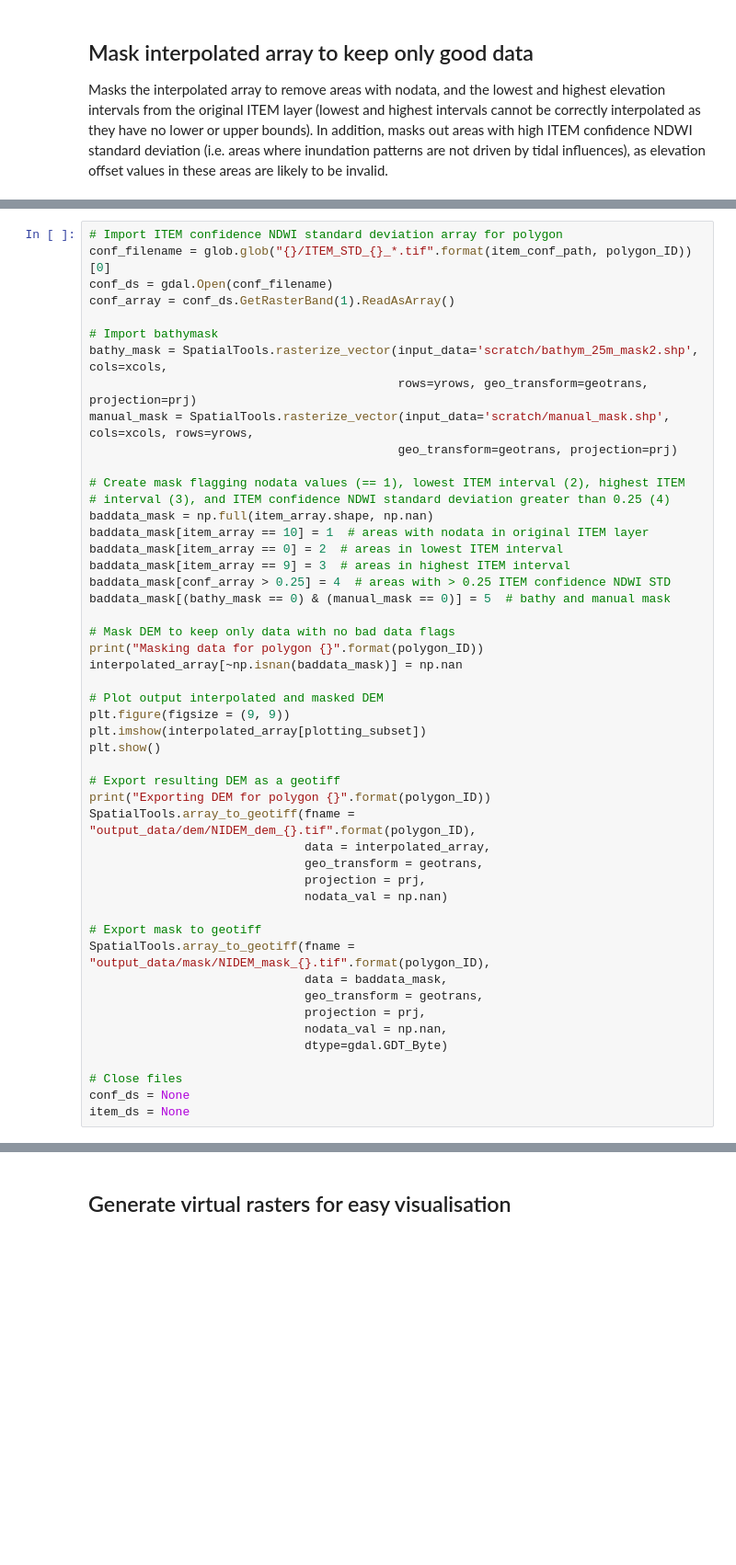
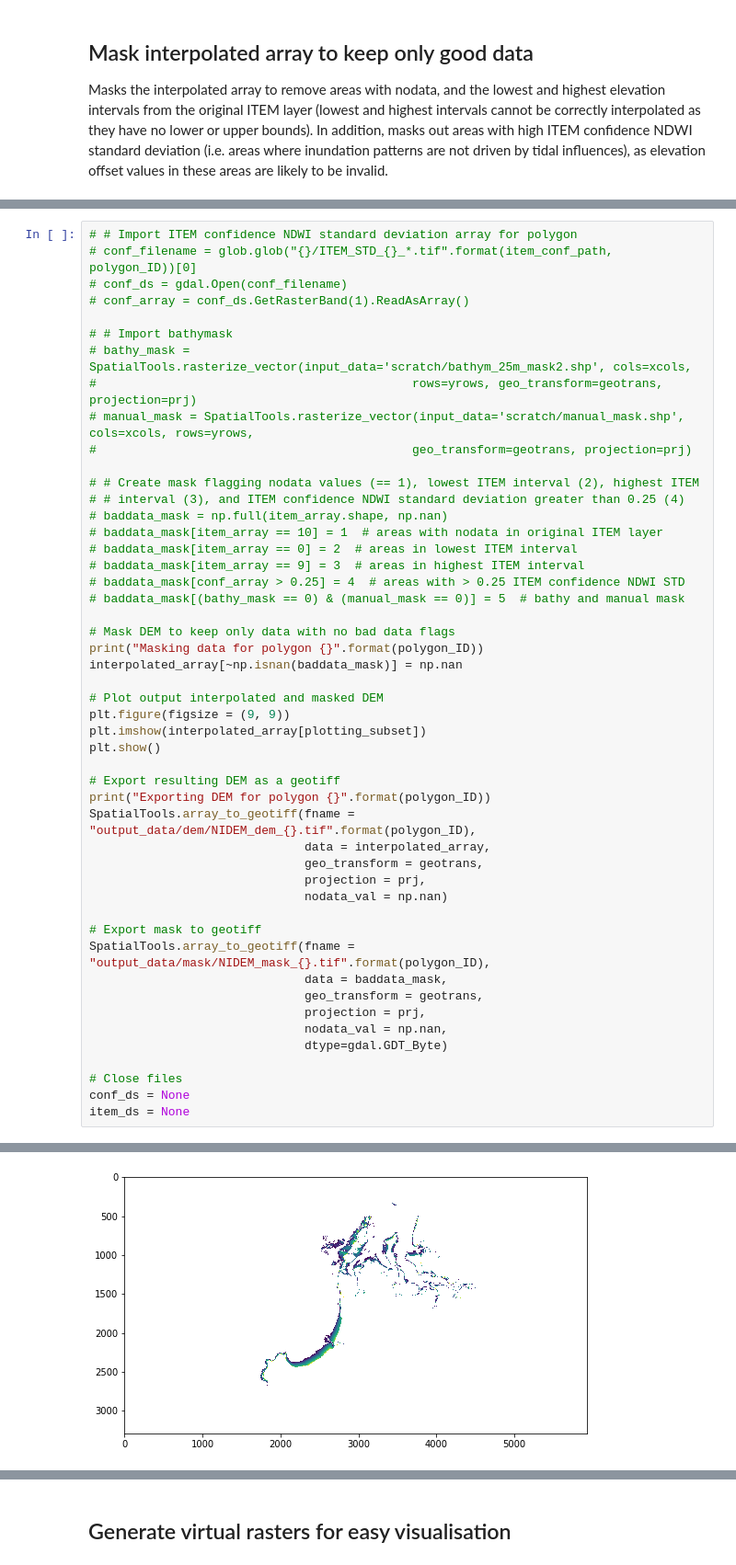
Before and after one commit to robbibt/nidem_visualisations, a Jupyter notebook: NIDEM_generation.ipynb, the cells around one changed output, grey strips where cells are left out. Shown at 92% size. Saved outputs shown, nothing was run; the diff lists cells and outputs as text; blank space fills up the shorter version.

```diff
--- a/NIDEM_generation.ipynb
+++ b/NIDEM_generation.ipynb
@@ -318,23 +321,23 @@ plt.imshow((ausbath09_array < -25)) & ~manual_mask )
 # %%
-# Import ITEM confidence NDWI standard deviation array for polygon
-conf_filename = glob.glob("{}/ITEM_STD_{}_*.tif".format(item_conf_path, polygon_ID))[0]
-conf_ds = gdal.Open(conf_filename)
-conf_array = conf_ds.GetRasterBand(1).ReadAsArray()
+# # Import ITEM confidence NDWI standard deviation array for polygon
+# conf_filename = glob.glob("{}/ITEM_STD_{}_*.tif".format(item_conf_path, polygon_ID))[0]
+# conf_ds = gdal.Open(conf_filename)
+# conf_array = conf_ds.GetRasterBand(1).ReadAsArray()
 
-# Import bathymask
-bathy_mask = SpatialTools.rasterize_vector(input_data='scratch/bathym_25m_mask2.shp', cols=xcols,
-                                           rows=yrows, geo_transform=geotrans, projection=prj)
-manual_mask = SpatialTools.rasterize_vector(input_data='scratch/manual_mask.shp', cols=xcols, rows=yrows,
-                                           geo_transform=geotrans, projection=prj)
+# # Import bathymask
+# bathy_mask = SpatialTools.rasterize_vector(input_data='scratch/bathym_25m_mask2.shp', cols=xcols,
+#                                            rows=yrows, geo_transform=geotrans, projection=prj)
+# manual_mask = SpatialTools.rasterize_vector(input_data='scratch/manual_mask.shp', cols=xcols, rows=yrows,
+#                                            geo_transform=geotrans, projection=prj)
 
-# Create mask flagging nodata values (== 1), lowest ITEM interval (2), highest ITEM
-# interval (3), and ITEM confidence NDWI standard deviation greater than 0.25 (4)
-baddata_mask = np.full(item_array.shape, np.nan)
-baddata_mask[item_array == 10] = 1  # areas with nodata in original ITEM layer
-baddata_mask[item_array == 0] = 2  # areas in lowest ITEM interval
-baddata_mask[item_array == 9] = 3  # areas in highest ITEM interval
-baddata_mask[conf_array > 0.25] = 4  # areas with > 0.25 ITEM confidence NDWI STD
-baddata_mask[(bathy_mask == 0) & (manual_mask == 0)] = 5  # bathy and manual mask
+# # Create mask flagging nodata values (== 1), lowest ITEM interval (2), highest ITEM
+# # interval (3), and ITEM confidence NDWI standard deviation greater than 0.25 (4)
+# baddata_mask = np.full(item_array.shape, np.nan)
+# baddata_mask[item_array == 10] = 1  # areas with nodata in original ITEM layer
+# baddata_mask[item_array == 0] = 2  # areas in lowest ITEM interval
+# baddata_mask[item_array == 9] = 3  # areas in highest ITEM interval
+# baddata_mask[conf_array > 0.25] = 4  # areas with > 0.25 ITEM confidence NDWI STD
+# baddata_mask[(bathy_mask == 0) & (manual_mask == 0)] = 5  # bathy and manual mask
 
 # Mask DEM to keep only data with no bad data flags
 print("Masking data for polygon {}".format(polygon_ID))
@@ -364,3 +367,4 @@ SpatialTools.array_to_geotiff(fname = "output_data/mask/NIDEM_mask_{}.tif".forma
 # Close files
 conf_ds = None
 item_ds = None
+# %% [output]
@@ -366,0 +372 @@ item_ds = None
+[figure, added]
```
Also changed, not shown: parts of 9 cells of this notebook, 24 other files.
